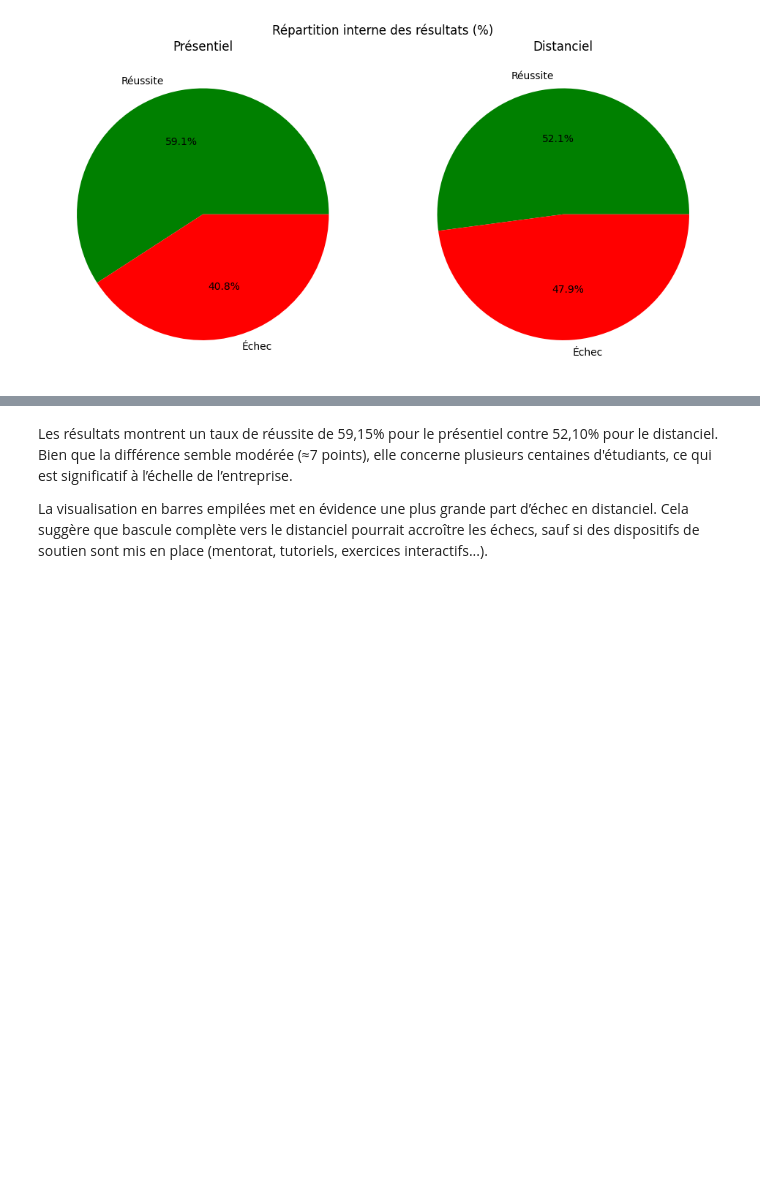
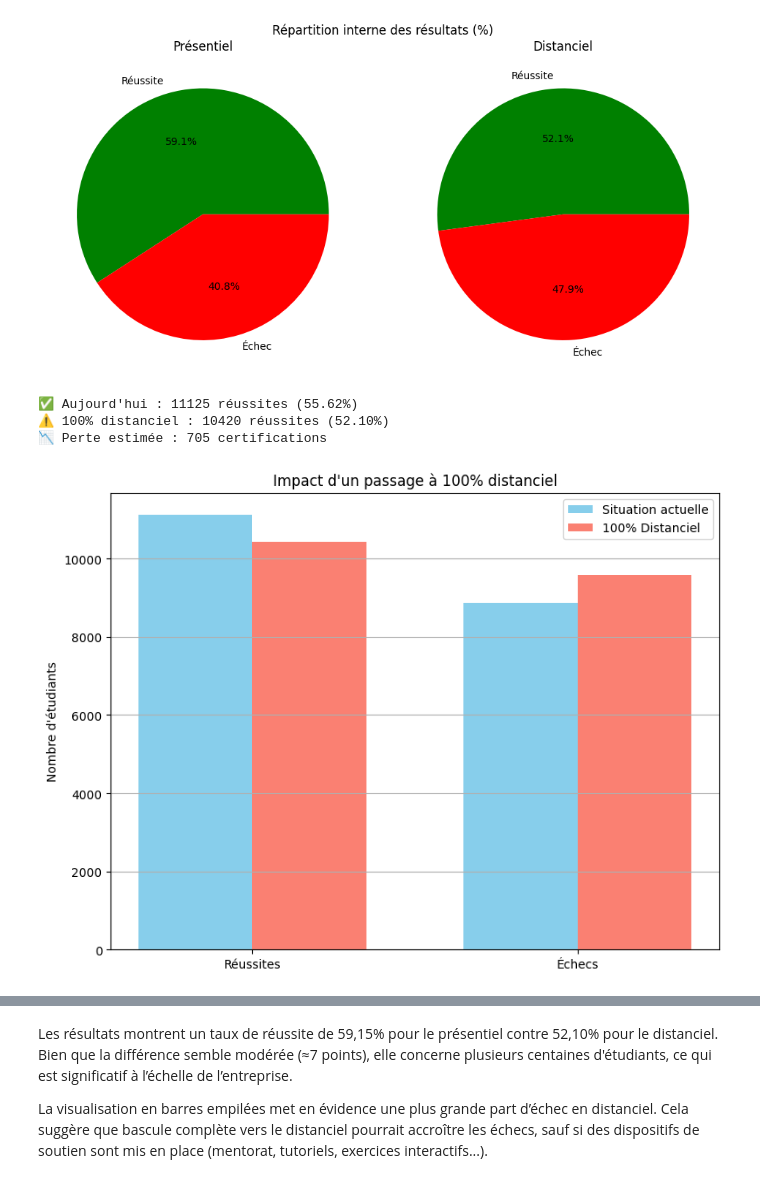
Before and after one commit to AbdessamadTzn/Evalytics, a Jupyter notebook: espacedetravailAyoub/mission1prob2.ipynb, the cells around one changed output, grey strips where cells are left out. Cells and saved outputs as stored; diff of their text form; code cells hidden in the pictures; blank space fills up the shorter version.

```diff
--- a/espacedetravailAyoub/mission1prob2.ipynb
+++ b/espacedetravailAyoub/mission1prob2.ipynb
@@ -199,3 +199,49 @@ plt.tight_layout()
 plt.show()
 # %% [output]
 [figure]
+# %%
+#Simulation d’un passage à 100 % distanciel
+
+# Données actuelles
+total_students = df_course['presentiel'].sum() + df_course['distanciel'].sum()
+current_successes = df_course.loc['pass'].sum()
+current_fails = df_course.loc['fail'].sum()
+
+# Si tout le monde passe en distanciel
+dist_success_rate = df_course.loc['pass', 'distanciel'] / df_course['distanciel'].sum()
+simulated_success = int(total_students * dist_success_rate)
+simulated_fail = total_students - simulated_success
+
+# Impression
+print(f"✅ Aujourd'hui : {current_successes} réussites ({current_successes/total_students:.2%})")
+print(f"⚠️ 100% distanciel : {simulated_success} réussites ({simulated_success/total_students:.2%})")
+print(f"📉 Perte estimée : {current_successes - simulated_success} certifications")
+# %% [output]
+✅ Aujourd'hui : 11125 réussites (55.62%)
+⚠️ 100% distanciel : 10420 réussites (52.10%)
+📉 Perte estimée : 705 certifications
+# %%
+# Comparaison entre la situation actuelle vs 100 % distanciel (barres groupées)
+
+import matplotlib.pyplot as plt
+
+labels = ['Réussites', 'Échecs']
+current = [current_successes, current_fails]
+simulated = [simulated_success, simulated_fail]
+
+x = range(len(labels))
+width = 0.35
+
+plt.figure(figsize=(8,6))
+plt.bar(x, current, width=width, label='Situation actuelle', color='skyblue')
+plt.bar([i + width for i in x], simulated, width=width, label='100% Distanciel', color='salmon')
+
+plt.xticks([i + width/2 for i in x], labels)
+plt.ylabel("Nombre d'étudiants")
+plt.title("Impact d'un passage à 100% distanciel")
+plt.legend()
+plt.grid(axis='y')
+plt.tight_layout()
+plt.show()
+# %% [output]
+[figure, added]
```
Also changed, not shown: parts of 3 cells of this notebook.
